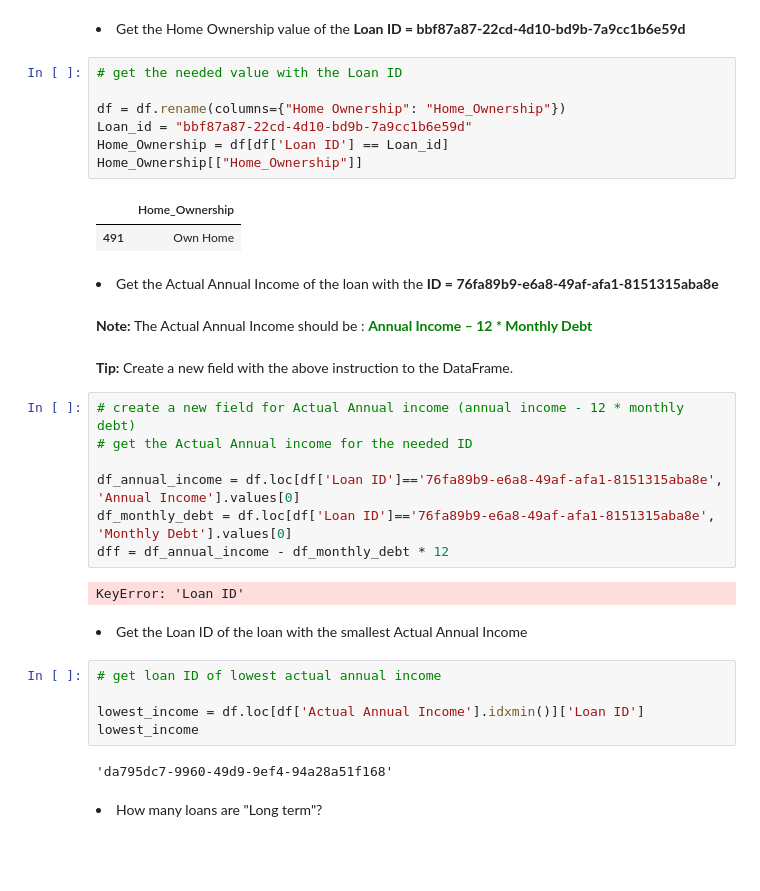
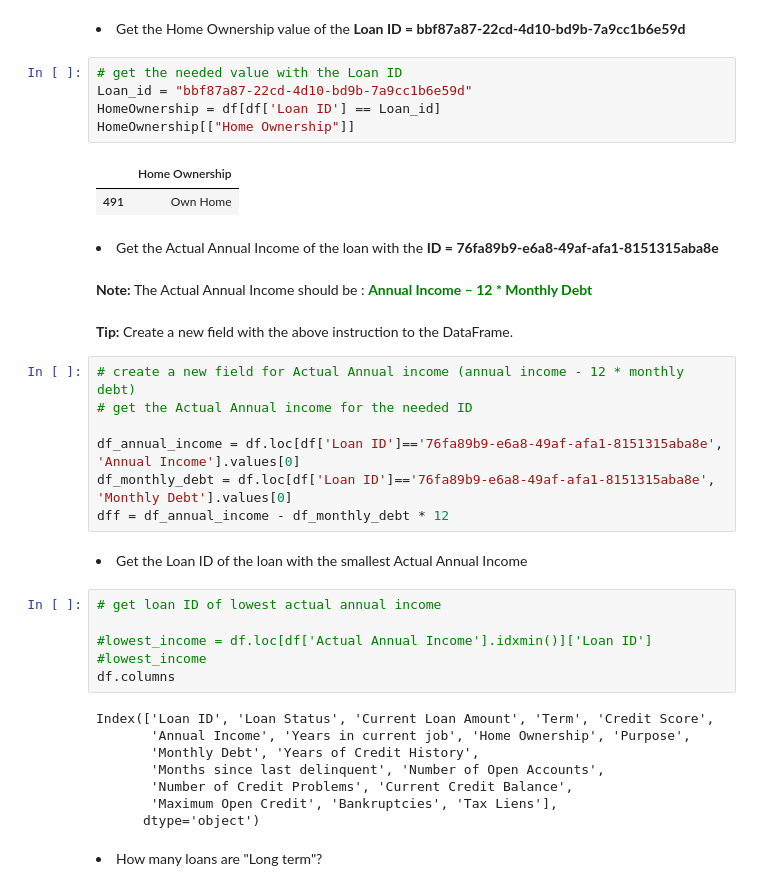
Before and after one commit to hotteleport/Data-Analytics, a Jupyter notebook: SET 2/Exercises_set_2.ipynb, the cells around one changed output. Drawn from its saved outputs; the diff is of its cells as text; blank space fills up the shorter version.

Commit message:
last

```diff
--- a/SET 2/Exercises_set_2.ipynb
+++ b/SET 2/Exercises_set_2.ipynb
@@ -96,13 +94,11 @@ maximum = df['Annual Income'].nsmallest(n = 1)
 <li>Get the Home Ownership value of the <b>Loan ID = bbf87a87-22cd-4d10-bd9b-7a9cc1b6e59d</b></li>
 # %%
 # get the needed value with the Loan ID
-
-df = df.rename(columns={"Home Ownership": "Home_Ownership"})
 Loan_id = "bbf87a87-22cd-4d10-bd9b-7a9cc1b6e59d"
-Home_Ownership = df[df['Loan ID'] == Loan_id]
-Home_Ownership[["Home_Ownership"]]
+HomeOwnership = df[df['Loan ID'] == Loan_id]
+HomeOwnership[["Home Ownership"]]
 # %% [output]
-|  | Home_Ownership |
+|  | Home Ownership |
 | 491 | Own Home |
 # %% [markdown]
 <li>Get the Actual Annual Income of the loan with the <b>ID = 76fa89b9-e6a8-49af-afa1-8151315aba8e</b></li>
@@ -116,17 +112,22 @@ Home_Ownership[["Home_Ownership"]]
 df_annual_income = df.loc[df['Loan ID']=='76fa89b9-e6a8-49af-afa1-8151315aba8e', 'Annual Income'].values[0]
 df_monthly_debt = df.loc[df['Loan ID']=='76fa89b9-e6a8-49af-afa1-8151315aba8e', 'Monthly Debt'].values[0]
 dff = df_annual_income - df_monthly_debt * 12
-# %% [output]
-KeyError: 'Loan ID'
 # %% [markdown]
 <li>Get the Loan ID of the loan with the smallest Actual Annual Income </li>
 # %%
 # get loan ID of lowest actual annual income
 
-lowest_income = df.loc[df['Actual Annual Income'].idxmin()]['Loan ID']
-lowest_income
+#lowest_income = df.loc[df['Actual Annual Income'].idxmin()]['Loan ID']
+#lowest_income
+df.columns
 # %% [output]
-'da795dc7-9960-49d9-9ef4-94a28a51f168'
+Index(['Loan ID', 'Loan Status', 'Current Loan Amount', 'Term', 'Credit Score',
+       'Annual Income', 'Years in current job', 'Home Ownership', 'Purpose',
+       'Monthly Debt', 'Years of Credit History',
+       'Months since last delinquent', 'Number of Open Accounts',
+       'Number of Credit Problems', 'Current Credit Balance',
+       'Maximum Open Credit', 'Bankruptcies', 'Tax Liens'],
+      dtype='object')
 # %% [markdown]
 <li>How many loans are "Long term"?</li>
 # %%
```
Also changed, not shown: parts of 4 cells of this notebook.
